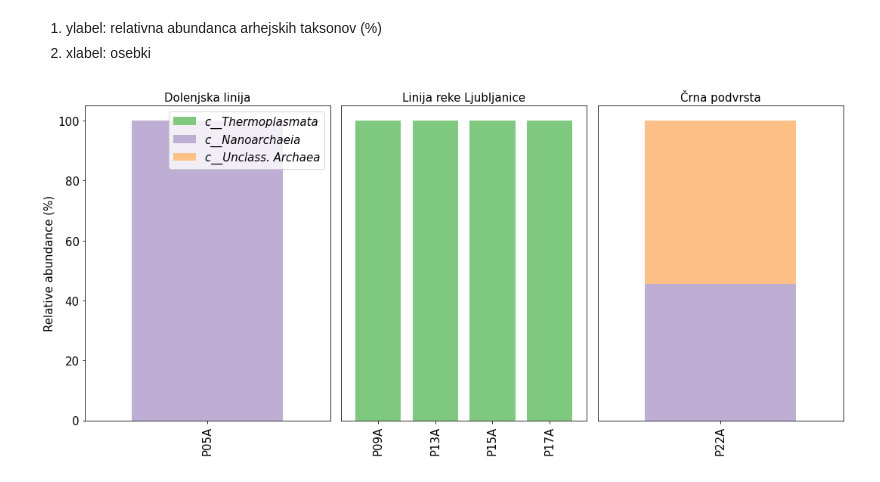
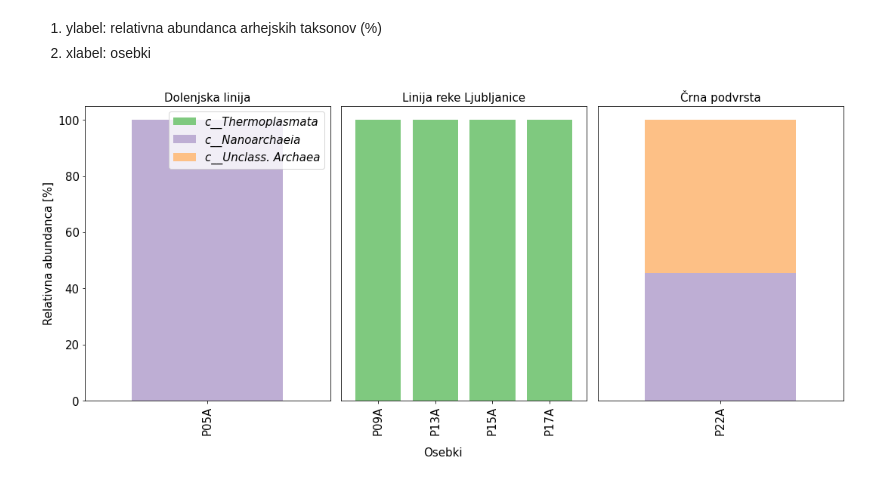
Before and after one commit to nezapajek/proteus-skin-microbiome, a Jupyter notebook: archaea/02_taxonomic-analysis.ipynb, the cells around one changed output. Saved outputs shown, nothing was run; the diff lists cells and outputs as text; code cells hidden in the pictures.

```diff
--- a/archaea/02_taxonomic-analysis.ipynb
+++ b/archaea/02_taxonomic-analysis.ipynb
@@ -374,31 +374,35 @@ fig, axes = plt.subplots(1, 3, figsize=(15, 7))
 groups = ['Dolenjska linija', 'Linija reke Ljubljanice', 'Črna podvrsta']
 kwargs = dict(level=3, count=8, sort_by_mean2=False)
 
 for i, group in enumerate(groups):
     dokdo.taxa_abundance_bar_plot(
         taxa_bar_plot,
         ax=axes[i],
         include_samples={'population': [group]},
         cmap_name='Accent',
         legend_short=True,
         legend=True if i == 0 else False,
         **kwargs # da razbije dictionary se uporabi **
     )
     if i != 0:
         axes[i].get_yaxis().set_visible(False)
     axes[i].set_title(group)
 
 # custom properties
+fig.supxlabel('Osebki', fontsize = 15)
+axes[0].set_ylabel('Relativna abundanca [%]')
+
+
 for idx, ax in enumerate(axes):
     ax.tick_params(axis='x', labelrotation = 90, labelsize=15)  # reset rotation
     ax.tick_params(axis='y', labelsize=15)
     ax.yaxis.label.set_size(15)
     ax.title.set_size(15)
 
     if idx == 0:
         ax.legend(prop={'size': 15, 'style': 'italic'})
 
 plt.tight_layout()
 plt.savefig('./results/proteus_all_populations_archaea.png')
 # %% [output]
-[figure, old version]
+[figure, new version]
```
Also changed, not shown: parts of 4 cells of this notebook, 21 other files.
